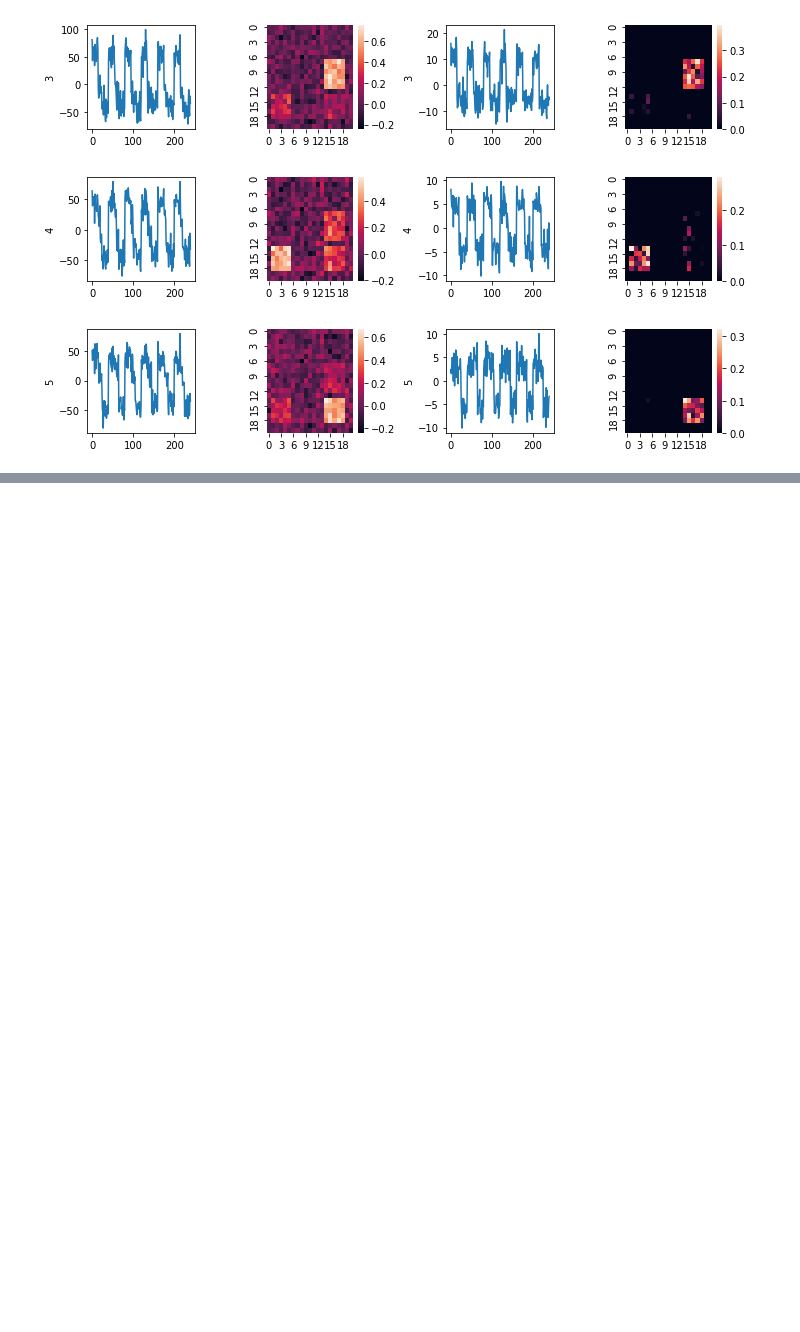
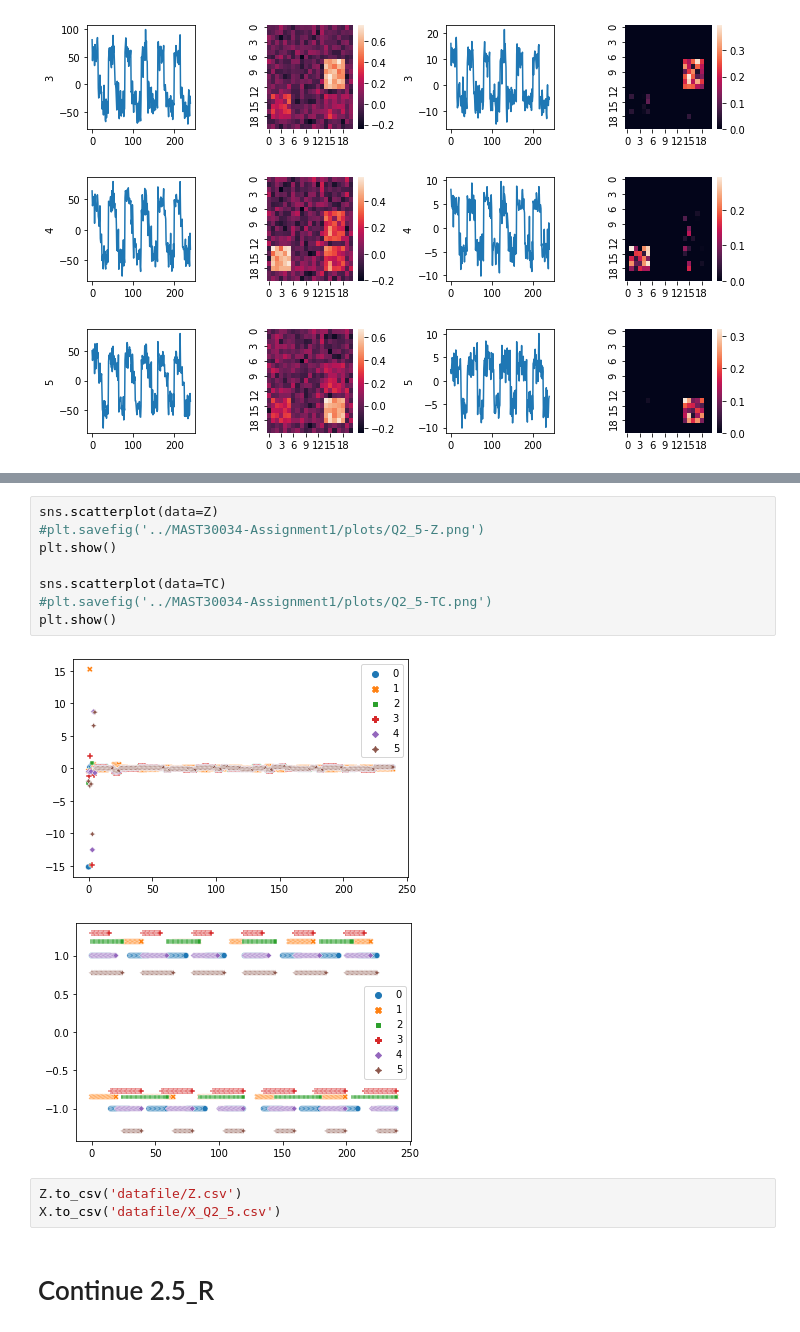
Before and after one commit to HesterLim/Applied-Data-Science-2021-Semester-2-Assignment-1, a Jupyter notebook: Q2.3till2.5.ipynb, the cells around one changed output, grey strips where cells are left out. Saved outputs shown, nothing was run; the diff lists cells and outputs as text; blank space fills up the shorter version.

```diff
--- a/Q2.3till2.5.ipynb
+++ b/Q2.3till2.5.ipynb
@@ -109,0 +130,16 @@ for i in range(NUM_SOURCE):
+# %%
+sns.scatterplot(data=Z)
+#plt.savefig('../MAST30034-Assignment1/plots/Q2_5-Z.png')
+plt.show()
+
+sns.scatterplot(data=TC)
+#plt.savefig('../MAST30034-Assignment1/plots/Q2_5-TC.png')
+plt.show()
+# %% [output]
+[figure, added]
+[figure, added]
+# %%
+Z.to_csv('datafile/Z.csv')
+X.to_csv('datafile/X_Q2_5.csv')
+# %% [markdown]
+# Continue 2.5_R
```
Also changed, not shown: parts of 7 cells of this notebook, 6 other files.
